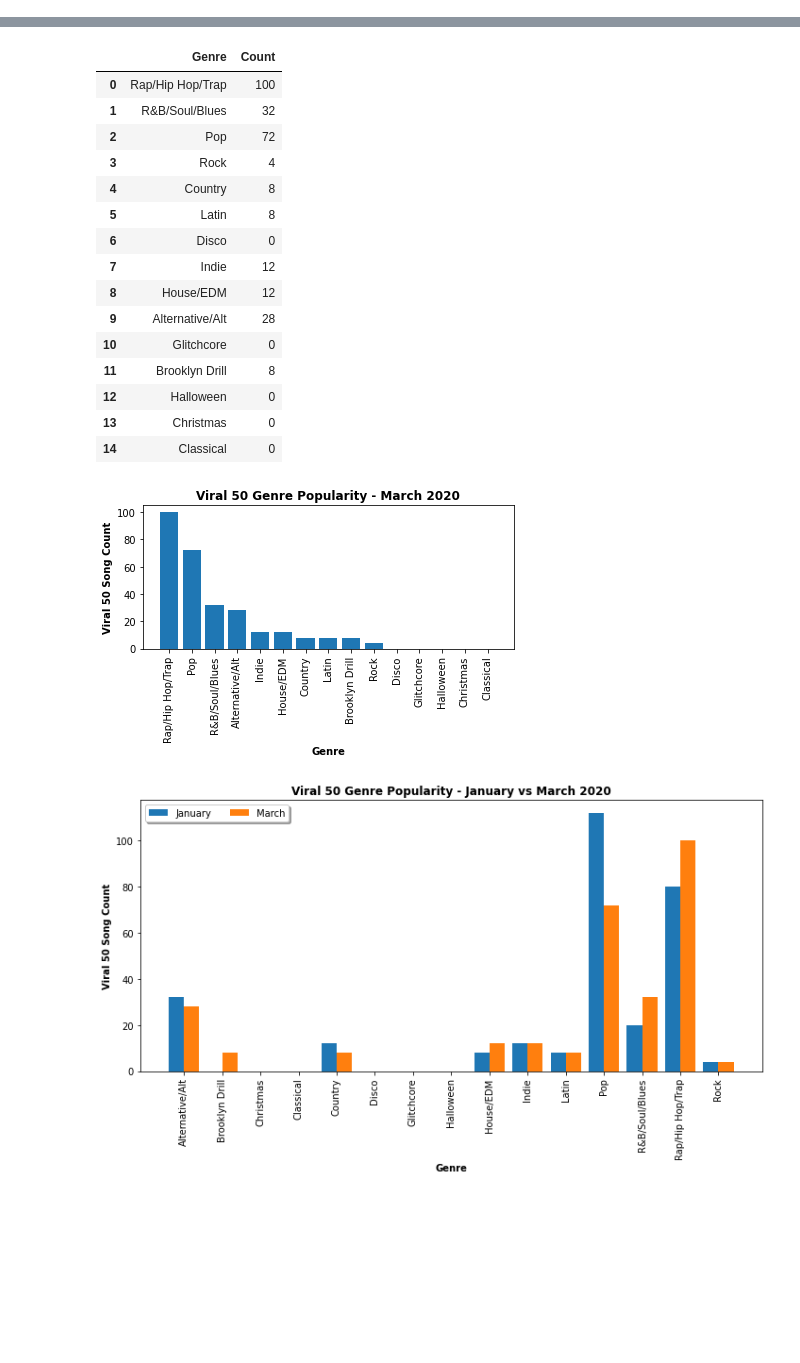
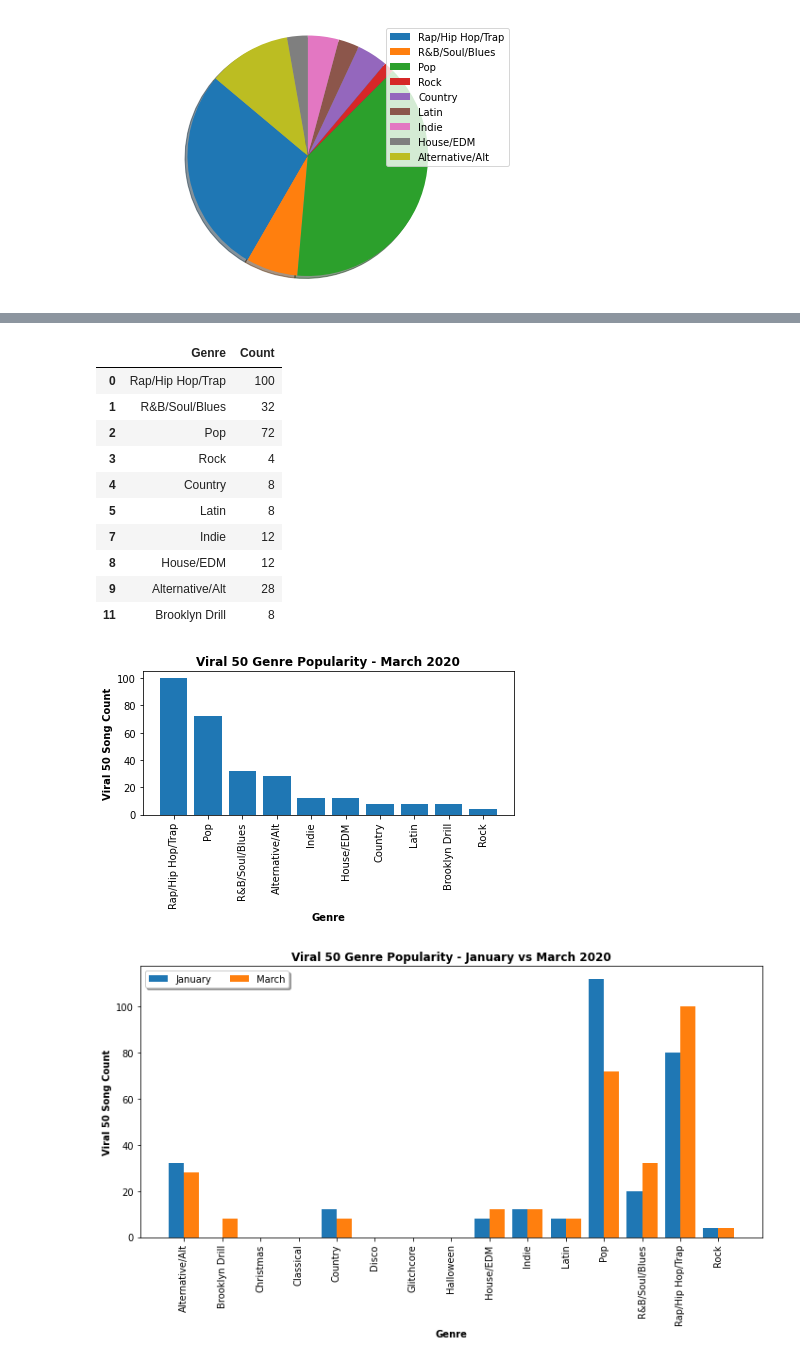
Before and after one commit to Teablee/project-one, a Jupyter notebook: royster.ipynb, the cells around one changed output, grey strips where cells are left out. Saved outputs shown, nothing was run; the diff lists cells and outputs as text; code cells hidden in the pictures; blank space fills up the shorter version.

```diff
--- a/royster.ipynb
+++ b/royster.ipynb
@@ -104,6 +105,8 @@ No genre found...skipping.
 | 3 | 4 | GOODMORNINGTOKYO! | TOKYO’S REVENGE | https://open.spotify.com/track/0Q... | viral-us-weekly-2020-01-09--2020-... | January | 2 | Viral 50 | 2020-01-09 | 1McMsnEElThX1knmY4oliG | ... |
 | 4 | 5 | Kraazy | Likybo | https://open.spotify.com/track/3s... | viral-us-weekly-2020-01-09--2020-... | January | 2 | Viral 50 | 2020-01-09 | 5TbLOwv8BNnik3f03NZJlt | ... |
 # %%
+# consolidate genres for jan viral 50
+
 jan_genre_data_50 = {
     'Genre': ['Rap/Hip Hop/Trap', 'R&B/Soul/Blues',  'Pop', 'Rock', 'Country', 'Latin', 'Disco', 'Indie', 'House/EDM', 'Alternative/Alt', 'Glitchcore', 'Brooklyn Drill', 'Halloween', 'Christmas', 'Classical'],
 
@@ -111,7 +114,14 @@ jan_genre_data_50 = {
 }
 
+# create new dataframe
 jan_genre_df = pd.DataFrame(jan_genre_data_50)
-jan_genre_df
+
+# drop genres with zero counts
+zero_counts = jan_genre_df[jan_genre_df['Count'] == 0].index
+jan_genre_nozero_df = jan_genre_df.drop(zero_counts)
+
+# show dataframe
+jan_genre_nozero_df
 # %% [output]
 |  | Genre | Count |
 | 0 | Rap/Hip Hop/Trap | 80 |
@@ -153,3 +161,14 @@ plt.show()
+# %%
+labels = jan_genre_nozero_df['Genre']
+sizes = jan_genre_nozero_df['Count']
+
+patches, text = plt.pie(sizes, shadow=True, startangle=140)
+plt.legend(patches, labels, loc='best')
+plt.axis('equal')
+plt.tight_layout()
+plt.show()
+# %% [output]
+[figure, added]
 # %%
 # top 200 slicing is (19,29)
 
@@ -246,7 +265,12 @@ mar_genre_data_50 = {
 }
 
 mar_genre_df = pd.DataFrame(mar_genre_data_50)
-mar_genre_df
+
+# drop genres with zero counts
+zero_counts = mar_genre_df[mar_genre_df['Count'] == 0].index
+mar_genre_nozero_df = mar_genre_df.drop(zero_counts)
+
+mar_genre_nozero_df
 # %% [output]
 |  | Genre | Count |
 | 0 | Rap/Hip Hop/Trap | 100 |
@@ -255,36 +279,31 @@ mar_genre_df
 | 3 | Rock | 4 |
 | 4 | Country | 8 |
 | 5 | Latin | 8 |
-| 6 | Disco | 0 |
 | 7 | Indie | 12 |
 | 8 | House/EDM | 12 |
 | 9 | Alternative/Alt | 28 |
-| 10 | Glitchcore | 0 |
 | 11 | Brooklyn Drill | 8 |
-| 12 | Halloween | 0 |
-| 13 | Christmas | 0 |
-| 14 | Classical | 0 |
 # %%
 # create bar chart of viral 50 genre popularity - mar 2020
-mar_genre_df_sort = mar_genre_df.sort_values('Count', ascending=False)
+mar_genre_df_sort = mar_genre_nozero_df.sort_values('Count', ascending=False)
 
 x = mar_genre_df_sort['Genre']
 y = mar_genre_df_sort['Count']
 
 plt.bar(x, y)
 plt.xticks(rotation=90, horizontalalignment='center')
 plt.xlabel('Genre', weight='bold')
 plt.ylabel('Viral 50 Song Count', weight='bold')
 plt.title('Viral 50 Genre Popularity - March 2020', weight='bold')
 plt.savefig('/Users/amber/Desktop/GitHub/project-one/Images/viral_50_mar_genres.png',
             bbox_inches='tight',
             pad_inches=.25,
             facecolor='white',
             orientation='landscape')
 plt.tight_layout()
 plt.show()
 # %% [output]
-[figure, old version]
+[figure, new version]
 # %%
 # Create Double Bar Chart for Month-to-Month comparison - Viral 50 - Jan vs Mar
 
```
Also changed, not shown: parts of 3 cells of this notebook, 2 other files.
